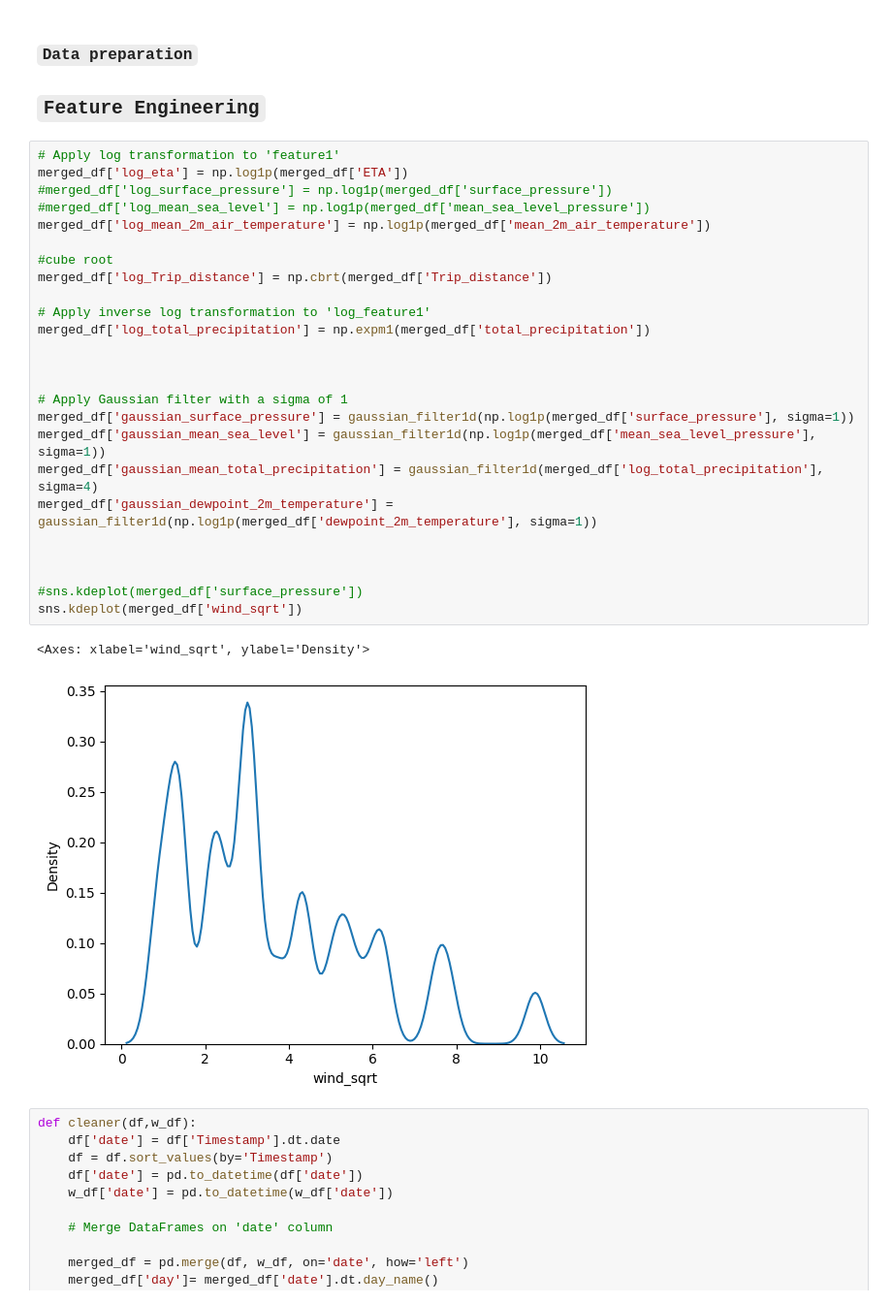
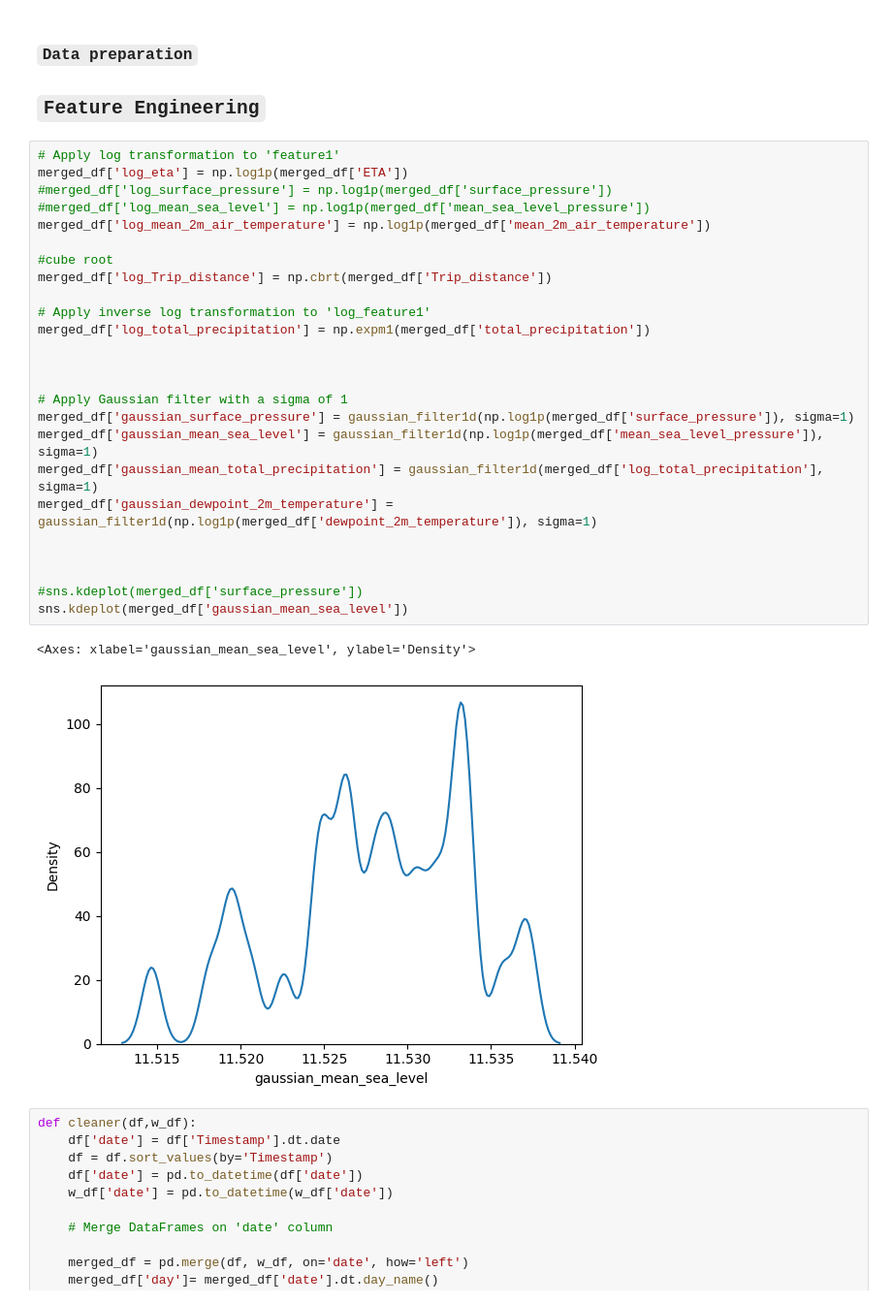
Before and after one commit to kwasichrappah/yassir_eta_prediction, a Jupyter notebook: yassir_eta_prediction.ipynb, the cells around one changed output. Shown at 97% size. Cells and saved outputs as stored; diff of their text form.

```diff
--- a/yassir_eta_prediction.ipynb
+++ b/yassir_eta_prediction.ipynb
@@ -387,31 +387,31 @@ The Series is stationary
 # %%
 # Apply log transformation to 'feature1'
 merged_df['log_eta'] = np.log1p(merged_df['ETA'])
 #merged_df['log_surface_pressure'] = np.log1p(merged_df['surface_pressure'])
 #merged_df['log_mean_sea_level'] = np.log1p(merged_df['mean_sea_level_pressure'])
 merged_df['log_mean_2m_air_temperature'] = np.log1p(merged_df['mean_2m_air_temperature'])
 
 #cube root
 merged_df['log_Trip_distance'] = np.cbrt(merged_df['Trip_distance'])
 
 # Apply inverse log transformation to 'log_feature1'
 merged_df['log_total_precipitation'] = np.expm1(merged_df['total_precipitation'])
 
 
 
 # Apply Gaussian filter with a sigma of 1
-merged_df['gaussian_surface_pressure'] = gaussian_filter1d(np.log1p(merged_df['surface_pressure'], sigma=1))
-merged_df['gaussian_mean_sea_level'] = gaussian_filter1d(np.log1p(merged_df['mean_sea_level_pressure'], sigma=1))
-merged_df['gaussian_mean_total_precipitation'] = gaussian_filter1d(merged_df['log_total_precipitation'], sigma=4)
-merged_df['gaussian_dewpoint_2m_temperature'] = gaussian_filter1d(np.log1p(merged_df['dewpoint_2m_temperature'], sigma=1))
+merged_df['gaussian_surface_pressure'] = gaussian_filter1d(np.log1p(merged_df['surface_pressure']), sigma=1)
+merged_df['gaussian_mean_sea_level'] = gaussian_filter1d(np.log1p(merged_df['mean_sea_level_pressure']), sigma=1)
+merged_df['gaussian_mean_total_precipitation'] = gaussian_filter1d(merged_df['log_total_precipitation'], sigma=1)
+merged_df['gaussian_dewpoint_2m_temperature'] = gaussian_filter1d(np.log1p(merged_df['dewpoint_2m_temperature']), sigma=1)
 
 
 
 #sns.kdeplot(merged_df['surface_pressure'])
-sns.kdeplot(merged_df['wind_sqrt'])
+sns.kdeplot(merged_df['gaussian_mean_sea_level'])
 # %% [output]
-<Axes: xlabel='wind_sqrt', ylabel='Density'>
+<Axes: xlabel='gaussian_mean_sea_level', ylabel='Density'>
-[figure, old version]
+[figure, new version]
 # %%
 def cleaner(df,w_df):
     df['date'] = df['Timestamp'].dt.date
```
Also changed, not shown: parts of 16 cells of this notebook, 6 other files.
